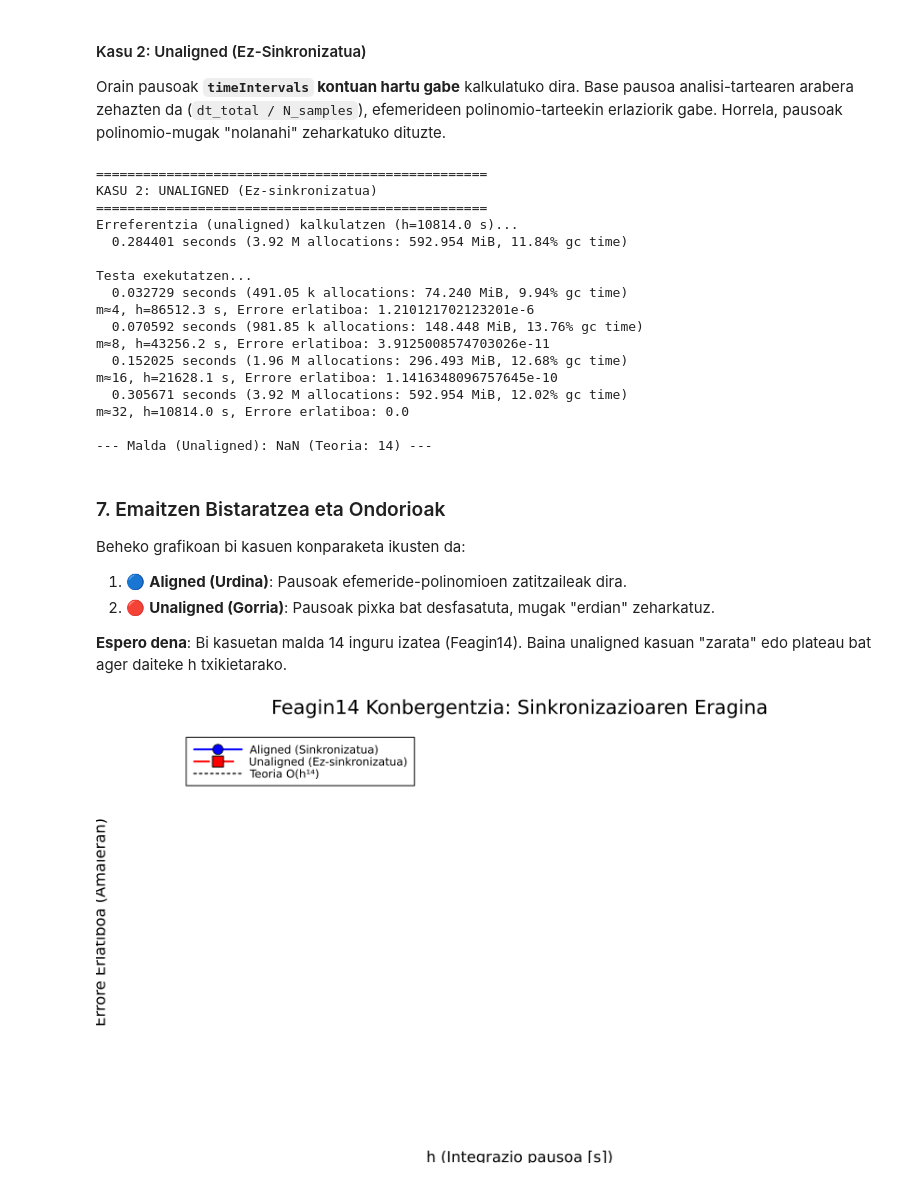
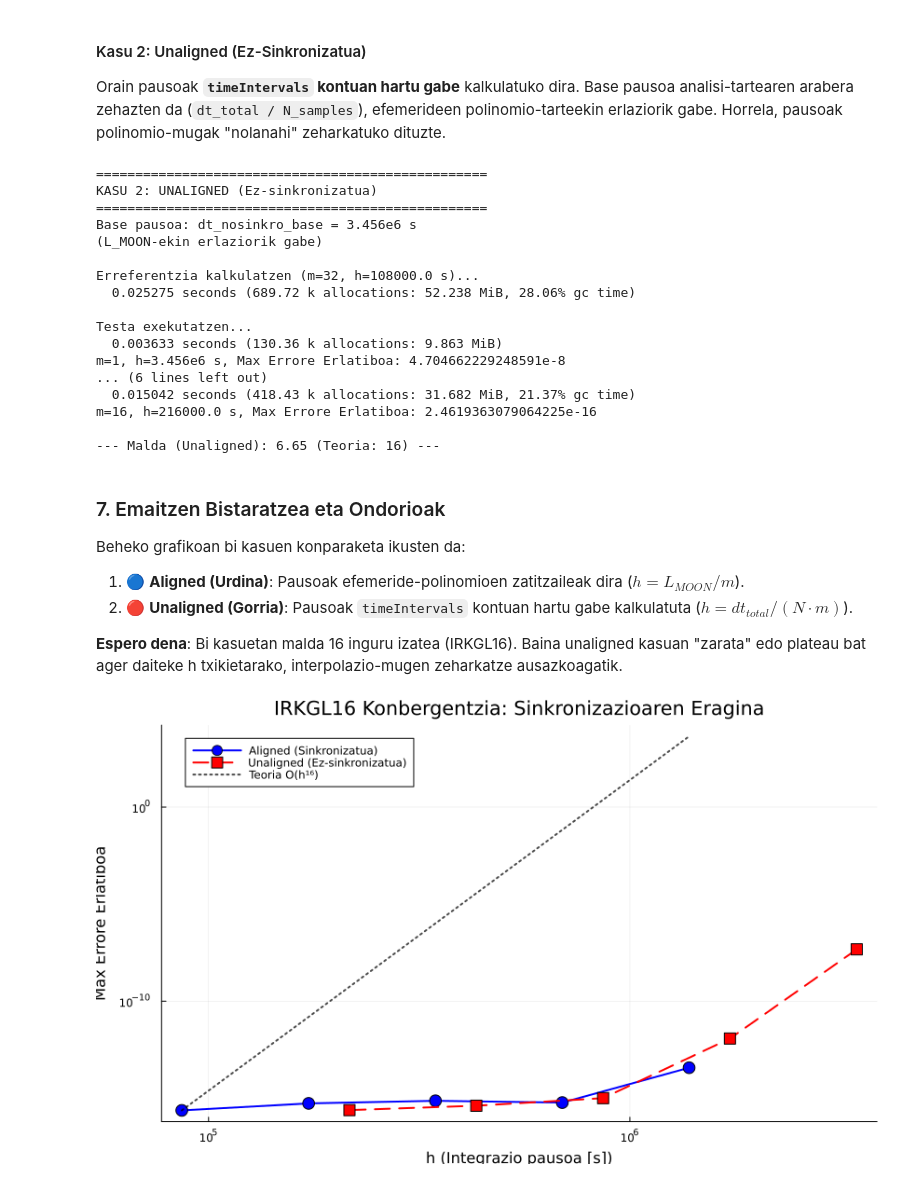
Before and after one commit to mikelmunoa/zenbakizko_metodoen_bidez_apophis, a Jupyter notebook: notebooks/Apophis: Efemerideen Sinkronizazioa eta IRKGL16 Integrazio Analisia.ipynb, the cells around one changed output. Cells and saved outputs as stored; diff of their text form; code cells hidden in the pictures.

```diff
--- a/notebooks/Apophis: Efemerideen Sinkronizazioa eta IRKGL16 Integrazio Analisia.ipynb
+++ b/notebooks/Apophis: Efemerideen Sinkronizazioa eta IRKGL16 Integrazio Analisia.ipynb
@@ -364,7 +381,7 @@ println("\nErreferentzia kalkulatzen (m=$m_ref, h=$(round(h_ref_unaligned, digit
 
 @time sol_ref_unaligned = solve(
     ODEProblem(f_all!, u_start_analysis, (t_start_analysis, t_end_analysis), p_all),
-    Feagin14();
+    IRKGL16();
     dt=h_ref_unaligned,
     adaptive=false
 )
@@ -378,19 +395,25 @@ for m in m_values
 
     @time sol = solve(
         ODEProblem(f_all!, u_start_analysis, (t_start_analysis, t_end_analysis), p_all),
-        Feagin14();
+        IRKGL16();
         dt=h,
         adaptive=false
     )
 
-    # Amaierako puntuan errorea kalkulatu
-    diff = sol.u[end][1:3] - sol_ref_unaligned.u[end][1:3]
-    err = norm(diff) / norm(sol_ref_unaligned.u[end][1:3])
+    # Errore erlatiboa MAXIMOA kalkulatu
+    # GARRANTZITSUA: Interpolazioa erabili denbora berdinetan konparatzeko!
+    err = 0.0
+    for t in sol.t
+        pos_test = sol(t)[1:3]
+        pos_ref = sol_ref_unaligned(t)[1:3]
+        err_inst = norm(pos_test - pos_ref) / norm(pos_ref)
+        err = max(err, err_inst)
+    end
 
     push!(err_unaligned, err)
     push!(h_unaligned, h)
 
-    println("m=$m, h=$(round(h, digits=1)) s, Errore erlatiboa: $err")
+    println("m=$m, h=$(round(h, digits=1)) s, Max Errore Erlatiboa: $err")
 end
 
 # Malda kalkulatu
@@ -399,71 +422,71 @@ if length(h_unaligned) > 1
     log_E = log.(err_unaligned)
     X = hcat(ones(length(log_h)), log_h)
     coeffs = X \ log_E
-    println("\n--- Malda (Unaligned): $(round(coeffs[2], digits=2)) (Teoria: 14) ---")
+    println("\n--- Malda (Unaligned): $(round(coeffs[2], digits=2)) (Teoria: 16) ---")
 end
 # %% [output]
 ==================================================
 KASU 2: UNALIGNED (Ez-sinkronizatua)
 ==================================================
-Erreferentzia (unaligned) kalkulatzen (h=10814.0 s)...
-  0.284401 seconds (3.92 M allocations: 592.954 MiB, 11.84% gc time)
+Base pausoa: dt_nosinkro_base = 3.456e6 s
+(L_MOON-ekin erlaziorik gabe)
+
+Erreferentzia kalkulatzen (m=32, h=108000.0 s)...
+  0.025275 seconds (689.72 k allocations: 52.238 MiB, 28.06% gc time)
 
 Testa exekutatzen...
-  0.032729 seconds (491.05 k allocations: 74.240 MiB, 9.94% gc time)
-m≈4, h=86512.3 s, Errore erlatiboa: 1.210121702123201e-6
-  0.070592 seconds (981.85 k allocations: 148.448 MiB, 13.76% gc time)
-m≈8, h=43256.2 s, Errore erlatiboa: 3.9125008574703026e-11
-  0.152025 seconds (1.96 M allocations: 296.493 MiB, 12.68% gc time)
-m≈16, h=21628.1 s, Errore erlatiboa: 1.1416348096757645e-10
-  0.305671 seconds (3.92 M allocations: 592.954 MiB, 12.02% gc time)
-m≈32, h=10814.0 s, Errore erlatiboa: 0.0
+  0.003633 seconds (130.36 k allocations: 9.863 MiB)
+m=1, h=3.456e6 s, Max Errore Erlatiboa: 4.704662229248591e-8
+... (6 lines left out)
+  0.015042 seconds (418.43 k allocations: 31.682 MiB, 21.37% gc time)
+m=16, h=216000.0 s, Max Errore Erlatiboa: 2.4619363079064225e-16
 
---- Malda (Unaligned): NaN (Teoria: 14) ---
+--- Malda (Unaligned): 6.65 (Teoria: 16) ---
 # %% [markdown]
 ### 7. Emaitzen Bistaratzea eta Ondorioak
 
 Beheko grafikoan bi kasuen konparaketa ikusten da:
 
-1.  🔵 **Aligned (Urdina)**: Pausoak efemeride-polinomioen zatitzaileak dira.
-2.  🔴 **Unaligned (Gorria)**: Pausoak pixka bat desfasatuta, mugak "erdian" zeharkatuz.
+1.  🔵 **Aligned (Urdina)**: Pausoak efemeride-polinomioen zatitzaileak dira ($h = L_{MOON}/m$).
+2.  🔴 **Unaligned (Gorria)**: Pausoak `timeIntervals` kontuan hartu gabe kalkulatuta ($h = dt_{total}/(N \cdot m)$).
 
-**Espero dena**: Bi kasuetan malda 14 inguru izatea (Feagin14). Baina unaligned kasuan "zarata" edo plateau bat ager daiteke h txikietarako.
+**Espero dena**: Bi kasuetan malda 16 inguru izatea (IRKGL16). Baina unaligned kasuan "zarata" edo plateau bat ager daiteke h txikietarako, interpolazio-mugen zeharkatze ausazkoagatik.
 # %%
 # ============================================================
 # GRAFIKOA: KONBERGENTZIA KONPARAKETA
 # ============================================================
 using Plots
 
 # Grafikoaren hasieratzea
 p_comp = plot(
     xaxis=:log, yaxis=:log,
     xlabel="h (Integrazio pausoa [s])",
-    ylabel="Errore Erlatiboa (Amaieran)",
-    title="Feagin14 Konbergentzia: Sinkronizazioaren Eragina",
+    ylabel="Max Errore Erlatiboa",
+    title="IRKGL16 Konbergentzia: Sinkronizazioaren Eragina",
     legend=:topleft,
     grid=true,
     size=(850, 500)
 )
 
 # 1. Aligned (Sinkronizatua) - Urdina
 plot!(p_comp, h_aligned, err_aligned,
     marker=:circle, markersize=7, color=:blue, linewidth=2,
     label="Aligned (Sinkronizatua)")
 
 # 2. Unaligned (Ez-sinkronizatua) - Gorria
 plot!(p_comp, h_unaligned, err_unaligned,
     marker=:square, markersize=6, color=:red, linewidth=2, linestyle=:dash,
     label="Unaligned (Ez-sinkronizatua)")
 
-# 3. Erreferentzia Teorikoa O(h^14)
+# 3. Erreferentzia Teorikoa O(h^16)
 h_min, h_max = minimum(h_aligned), maximum(h_aligned)
 # Lerro teorikoa aligned datuen gainean jartzeko konstantea
-C_teorikoa = err_aligned[end] / (h_aligned[end]^14)
+C_teorikoa = err_aligned[end] / (h_aligned[end]^16)
 h_range = range(h_min, h_max, length=50)
-plot!(p_comp, collect(h_range), [C_teorikoa * h^14 for h in h_range],
+plot!(p_comp, collect(h_range), [C_teorikoa * h^16 for h in h_range],
     line=:dot, linewidth=2, color=:black, alpha=0.7,
-    label="Teoria O(h¹⁴)")
+    label="Teoria O(h¹⁶)")
 
 display(p_comp)
 # %% [output]
-[figure, old version]
+[figure, new version]
```
Also changed, not shown: parts of 14 cells of this notebook, 7 other files.
